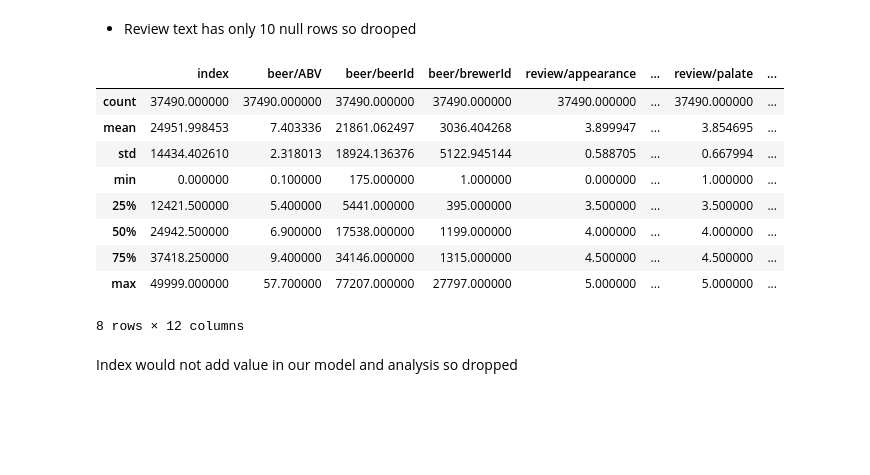
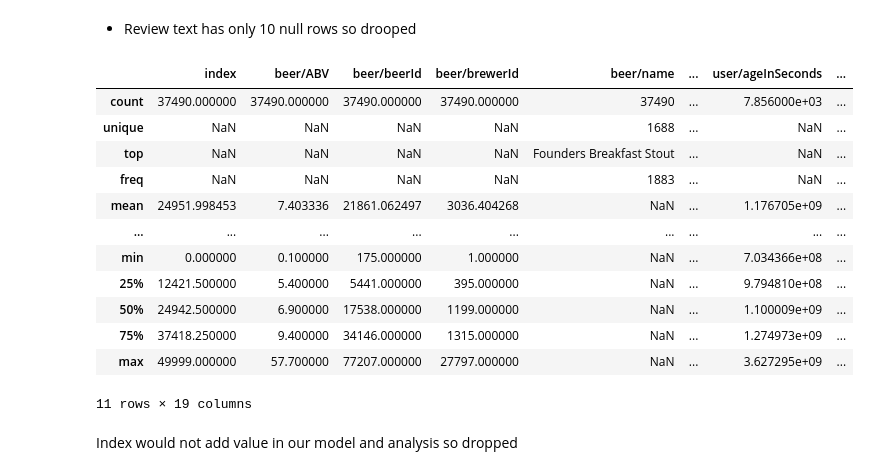
Before and after one commit to Rohit-Saswadkar/Blue-Bash-beer-review-prediction, a Jupyter notebook: Bluebash_beer_review_prediction.ipynb, the cells around one changed output. Saved outputs shown, nothing was run; the diff lists cells and outputs as text; code cells hidden in the pictures; blank space fills up the shorter version.

```diff
--- a/Bluebash_beer_review_prediction.ipynb
+++ b/Bluebash_beer_review_prediction.ipynb
@@ -125,18 +125,21 @@ So further analysis will be helpful to how to handle them.
 # %%
 df.dropna( subset = ['review/text'], inplace = True)
 # %%
-df.describe()
+df.describe(include = 'all')
 # %% [output]
-|  | index | beer/ABV | beer/beerId | beer/brewerId | review/appearance | ... | review/palate | ... |
-| count | 37490.000000 | 37490.000000 | 37490.000000 | 37490.000000 | 37490.000000 | ... | 37490.000000 | ... |
-| mean | 24951.998453 | 7.403336 | 21861.062497 | 3036.404268 | 3.899947 | ... | 3.854695 | ... |
-| std | 14434.402610 | 2.318013 | 18924.136376 | 5122.945144 | 0.588705 | ... | 0.667994 | ... |
-| min | 0.000000 | 0.100000 | 175.000000 | 1.000000 | 0.000000 | ... | 1.000000 | ... |
-| 25% | 12421.500000 | 5.400000 | 5441.000000 | 395.000000 | 3.500000 | ... | 3.500000 | ... |
-| 50% | 24942.500000 | 6.900000 | 17538.000000 | 1199.000000 | 4.000000 | ... | 4.000000 | ... |
-| 75% | 37418.250000 | 9.400000 | 34146.000000 | 1315.000000 | 4.500000 | ... | 4.500000 | ... |
-| max | 49999.000000 | 57.700000 | 77207.000000 | 27797.000000 | 5.000000 | ... | 5.000000 | ... |
+|  | index | beer/ABV | beer/beerId | beer/brewerId | beer/name | ... | user/ageInSeconds | ... |
+| count | 37490.000000 | 37490.000000 | 37490.000000 | 37490.000000 | 37490 | ... | 7.856000e+03 | ... |
+| unique | NaN | NaN | NaN | NaN | 1688 | ... | NaN | ... |
+| top | NaN | NaN | NaN | NaN | Founders Breakfast Stout | ... | NaN | ... |
+| freq | NaN | NaN | NaN | NaN | 1883 | ... | NaN | ... |
+| mean | 24951.998453 | 7.403336 | 21861.062497 | 3036.404268 | NaN | ... | 1.176705e+09 | ... |
+| ... | ... | ... | ... | ... | ... | ... | ... | ... |
+| min | 0.000000 | 0.100000 | 175.000000 | 1.000000 | NaN | ... | 7.034366e+08 | ... |
+| 25% | 12421.500000 | 5.400000 | 5441.000000 | 395.000000 | NaN | ... | 9.794810e+08 | ... |
+| 50% | 24942.500000 | 6.900000 | 17538.000000 | 1199.000000 | NaN | ... | 1.100009e+09 | ... |
+| 75% | 37418.250000 | 9.400000 | 34146.000000 | 1315.000000 | NaN | ... | 1.274973e+09 | ... |
+| max | 49999.000000 | 57.700000 | 77207.000000 | 27797.000000 | NaN | ... | 3.627295e+09 | ... |
-8 rows × 12 columns
+11 rows × 19 columns
 # %%
 df.drop('index', axis = 1, inplace = True)
 # %% [markdown]
```
Also changed, not shown: parts of 36 cells of this notebook.
